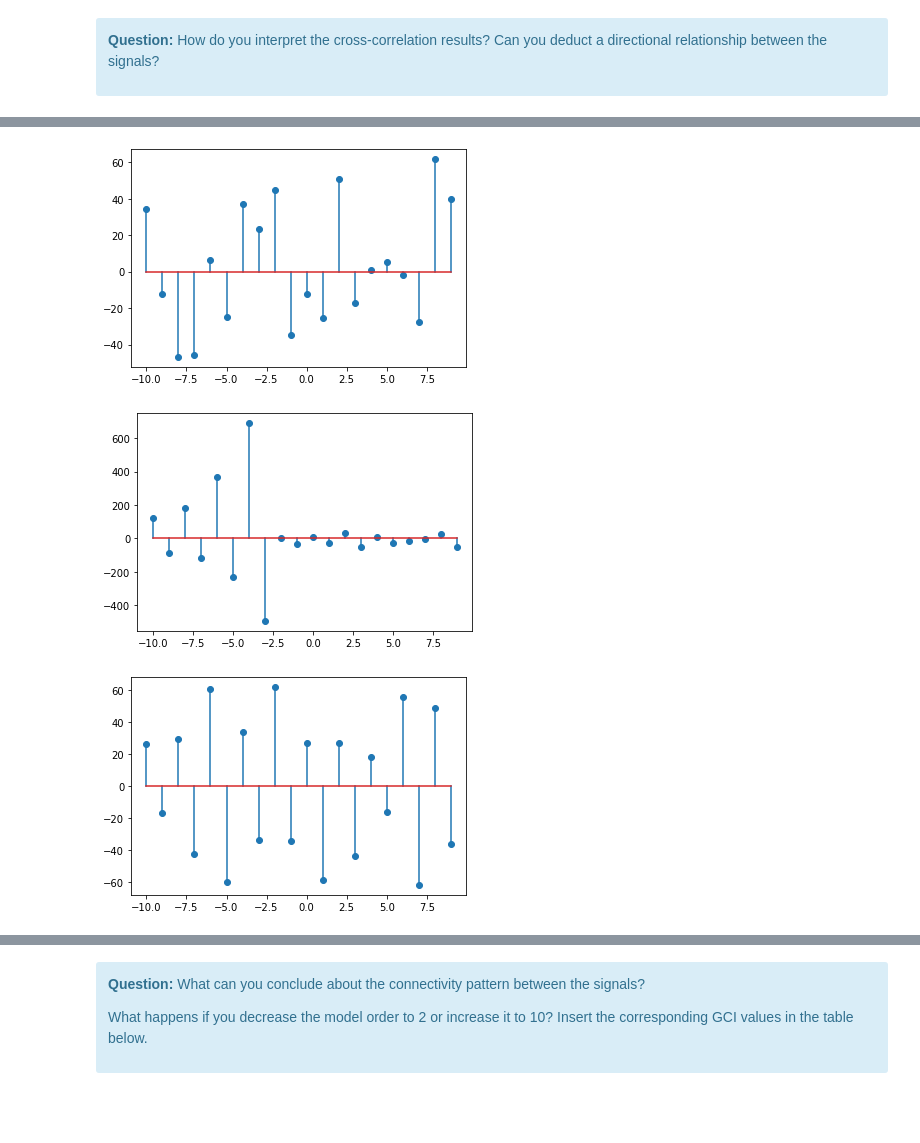
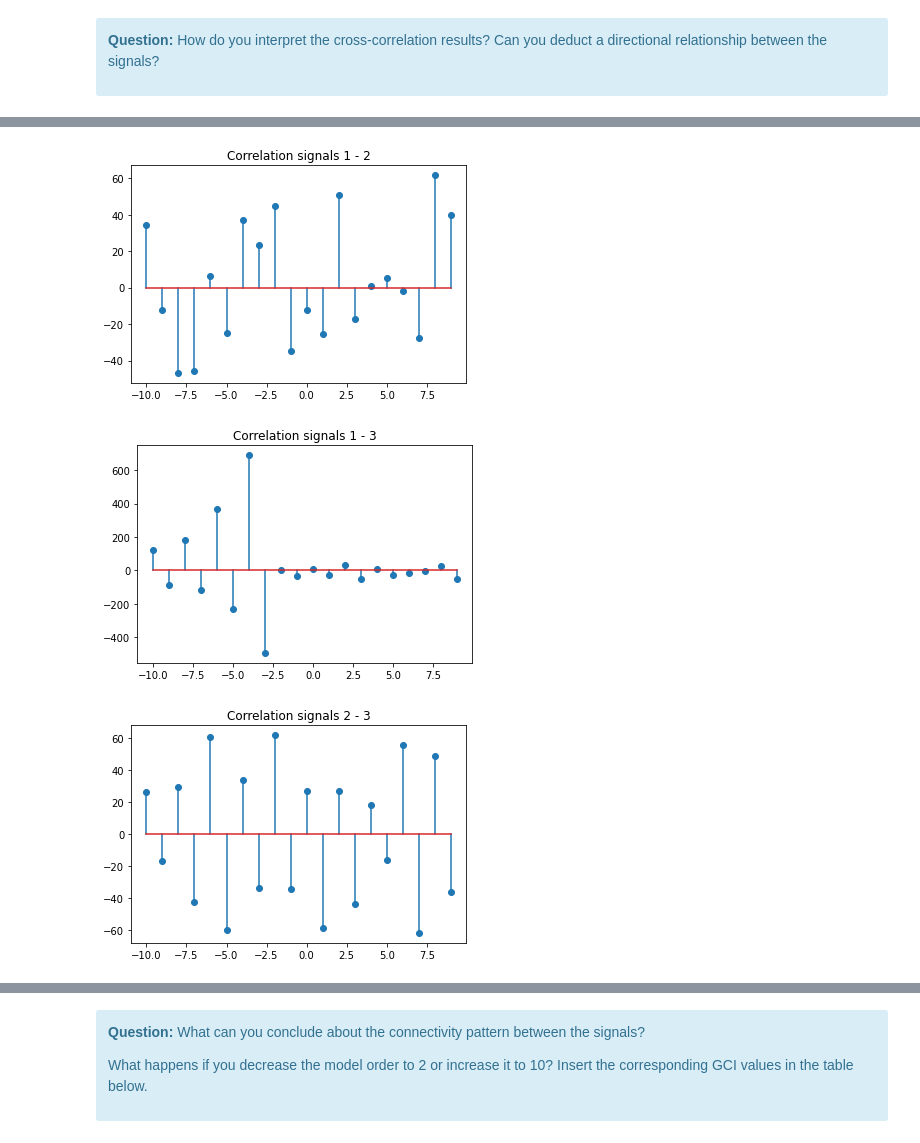
Before and after one commit to cesarz10/Neuro-Engineering-UGent, a Jupyter notebook: Practicum_FunctionalConnectivity_Students.ipynb, the cells around one changed output, grey strips where cells are left out. Cells and saved outputs as stored; diff of their text form; code cells hidden in the pictures; blank space fills up the shorter version.

```diff
--- a/Practicum_FunctionalConnectivity_Students.ipynb
+++ b/Practicum_FunctionalConnectivity_Students.ipynb
@@ -169,20 +181,23 @@ Insert your answer here...
 # %%
 correl_12 = np.correlate(sig_1, sig_2, mode='full')
 correl_13 = np.correlate(sig_1, sig_3, mode='full')
 correl_23 = np.correlate(sig_2, sig_3, mode='full')
 
 middle = len(correl_12) // 2
 
 plt.stem(np.arange(-10, 10, 1),correl_12[middle-10:middle+10])
+plt.title("Correlation signals 1 - 2")
 plt.show()
 
 plt.stem(np.arange(-10, 10, 1),correl_13[middle-10:middle+10])
+plt.title("Correlation signals 1 - 3")
 plt.show()
 
 plt.stem(np.arange(-10, 10, 1),correl_23[middle-10:middle+10])
+plt.title("Correlation signals 2 - 3")
 plt.show()
 # %% [output]
-[figure, old version]
+[figure, new version]
-[figure, old version]
+[figure, new version]
-[figure, old version]
+[figure, new version]
 # %% [markdown]
```
Also changed, not shown: parts of 21 cells of this notebook.
